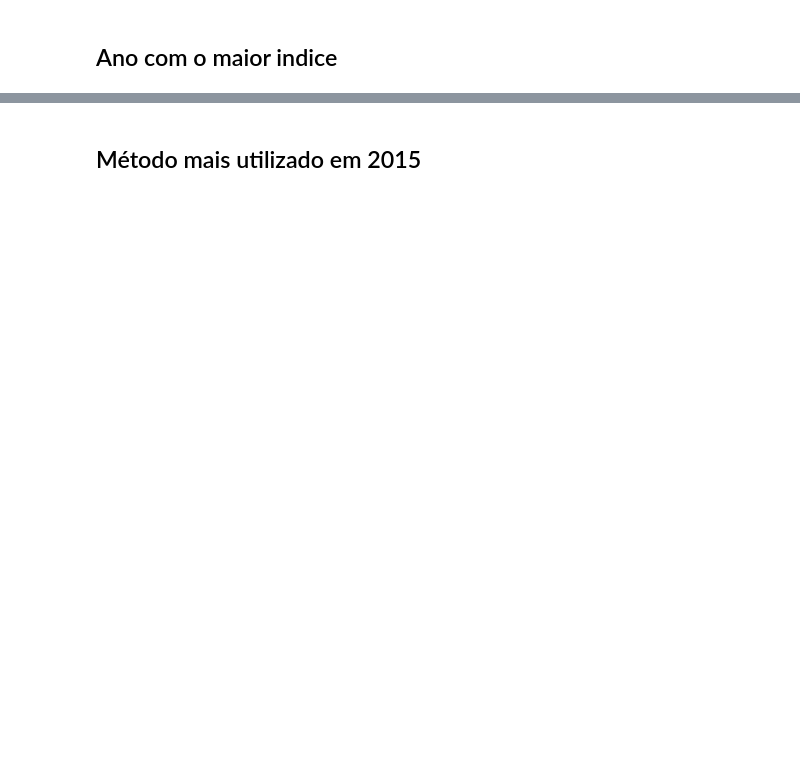
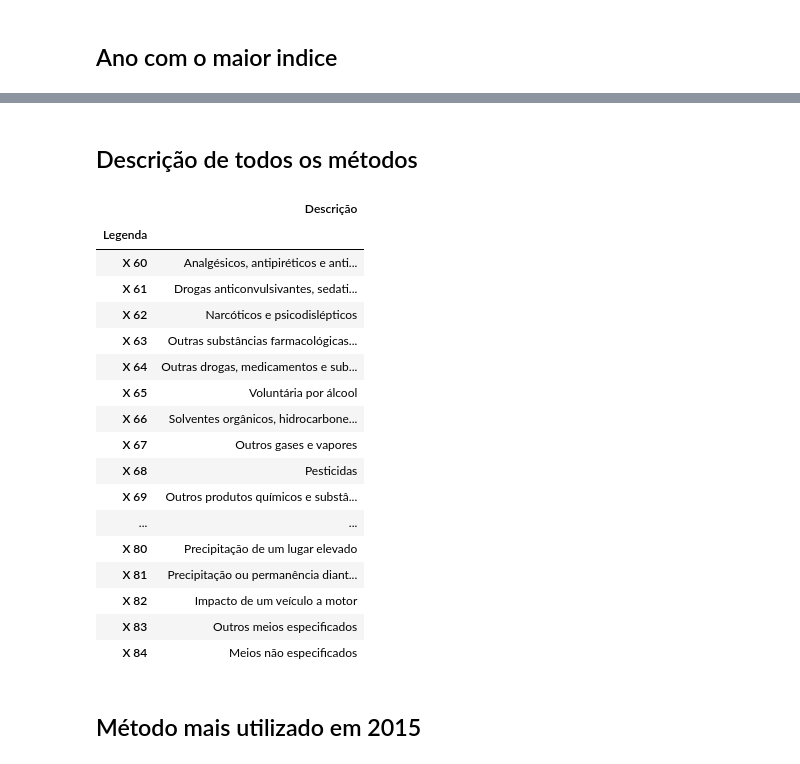
Before and after one commit to vitebo/suicide-analysis, a Jupyter notebook: src/dados.ipynb, the cells around one changed output, grey strips where cells are left out. Cells and saved outputs as stored; diff of their text form; code cells hidden in the pictures; blank space fills up the shorter version.

Commit message:
criando tabela de descrição dos métodos

```diff
--- a/src/dados.ipynb
+++ b/src/dados.ipynb
@@ -12,3 +16,28 @@ plt.show()
+# %% [markdown]
+## Descrição de todos os métodos
+# %%
+reload(model)
+service = model.SuicideUiService()
+service.get_description_x60_x84()
+# %% [output]
+|  | Descrição |
+| Legenda |  |
+| X 60 | Analgésicos, antipiréticos e anti... |
+| X 61 | Drogas anticonvulsivantes, sedati... |
+| X 62 | Narcóticos e psicodislépticos |
+| X 63 | Outras substâncias farmacológicas... |
+| X 64 | Outras drogas, medicamentos e sub... |
+| X 65 | Voluntária por álcool |
+| X 66 | Solventes orgânicos, hidrocarbone... |
+| X 67 | Outros gases e vapores |
+| X 68 | Pesticidas |
+| X 69 | Outros produtos químicos e substâ... |
+| ... | ... |
+| X 80 | Precipitação de um lugar elevado |
+| X 81 | Precipitação ou permanência diant... |
+| X 82 | Impacto de um veículo a motor |
+| X 83 | Outros meios especificados |
+| X 84 | Meios não especificados |
 # %% [markdown]
 ## Método mais utilizado em 2015
 # %%
```
Also changed, not shown: parts of 5 cells of this notebook, 4 other files.
